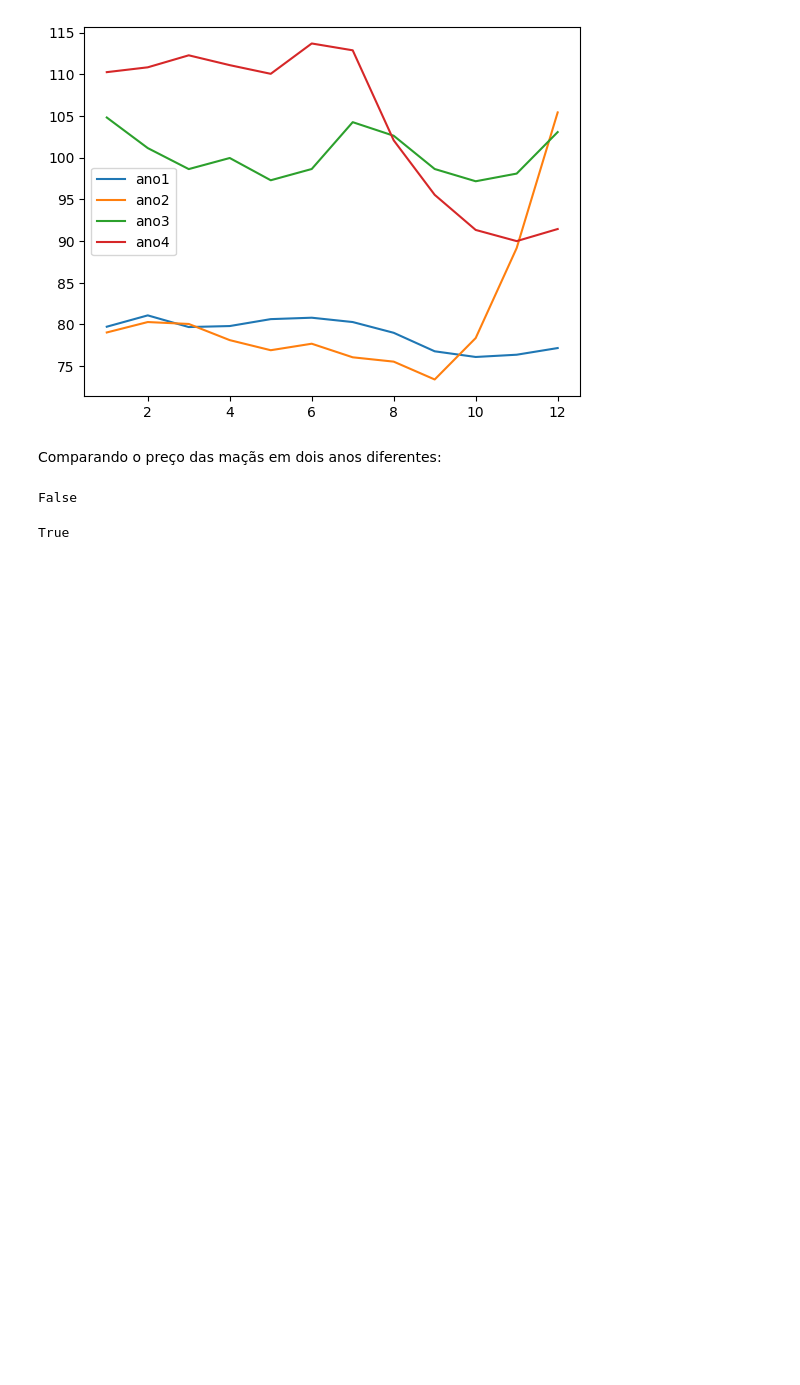
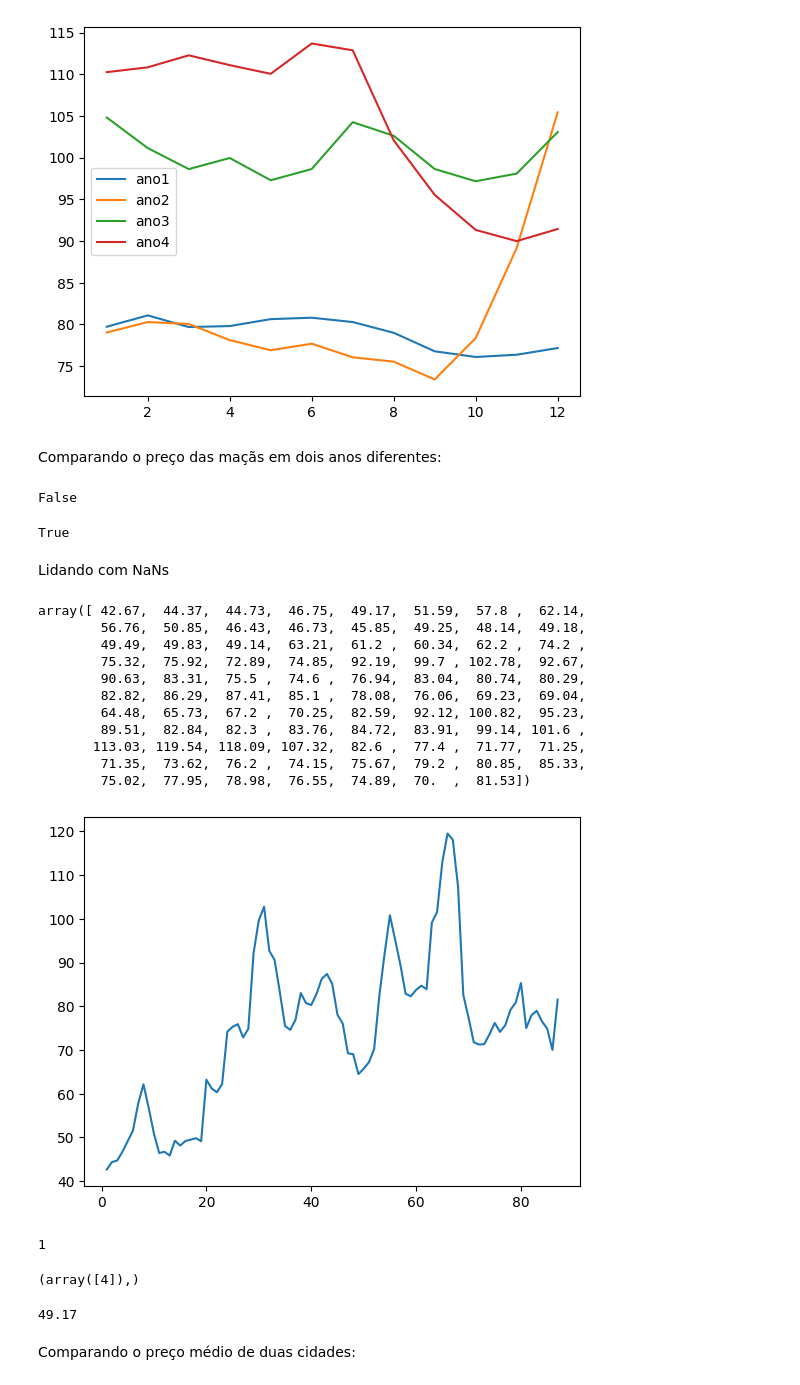
Before and after one commit to henriquebertolin/frutas-numpy, a Jupyter notebook: frutas_numpy.ipynb, the cells around one changed output. Drawn from its saved outputs; the diff is of its cells as text; code cells hidden in the pictures; blank space fills up the shorter version.

```diff
--- a/frutas_numpy.ipynb
+++ b/frutas_numpy.ipynb
@@ -161,3 +161,31 @@ False
 np.allclose(moscowAnoUm, moscowAnoDois, 10)     # diferença entre os dois anos não é maior do que 10 em relação a tolerancia absoluta
 # %% [output]
 True
+# %% [markdown]
+Lidando com NaNs
+# %%
+plt.plot(datas, kaliningrad)
+kaliningrad
+# é possível observar um espaço em branco logo no início do gráfico, que corresponde ao nan do array
+# %% [output]
+array([ 42.67,  44.37,  44.73,  46.75,  49.17,  51.59,  57.8 ,  62.14,
+        56.76,  50.85,  46.43,  46.73,  45.85,  49.25,  48.14,  49.18,
+        49.49,  49.83,  49.14,  63.21,  61.2 ,  60.34,  62.2 ,  74.2 ,
+        75.32,  75.92,  72.89,  74.85,  92.19,  99.7 , 102.78,  92.67,
+        90.63,  83.31,  75.5 ,  74.6 ,  76.94,  83.04,  80.74,  80.29,
+        82.82,  86.29,  87.41,  85.1 ,  78.08,  76.06,  69.23,  69.04,
+        64.48,  65.73,  67.2 ,  70.25,  82.59,  92.12, 100.82,  95.23,
+        89.51,  82.84,  82.3 ,  83.76,  84.72,  83.91,  99.14, 101.6 ,
+       113.03, 119.54, 118.09, 107.32,  82.6 ,  77.4 ,  71.77,  71.25,
+        71.35,  73.62,  76.2 ,  74.15,  75.67,  79.2 ,  80.85,  85.33,
+        75.02,  77.95,  78.98,  76.55,  74.89,  70.  ,  81.53])
+[figure, added]
+# %%
+sum(np.isnan(kaliningrad))
+# %% [output]
+1
+# %%
+inds = np.where(np.isnan(kaliningrad))
+inds
+# %% [output]
+(array([4]),)
@@ -163,0 +200,7 @@ True
+# %%
+sum(np.isnan(kaliningrad))
+kaliningrad[4]
+# %% [output]
+49.17
+# %% [markdown]
+Comparando o preço médio de duas cidades:
```
Also changed, not shown: parts of 2 cells of this notebook.
